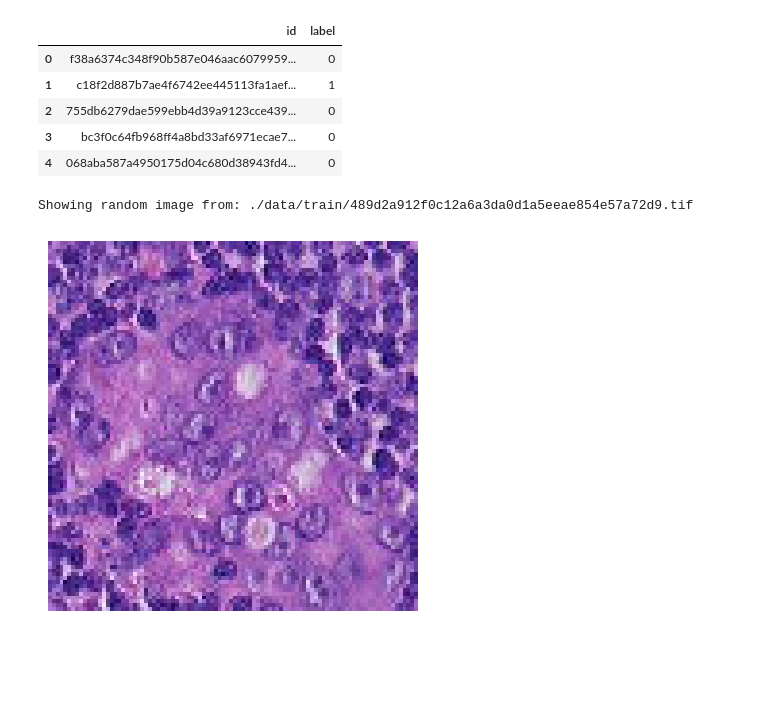
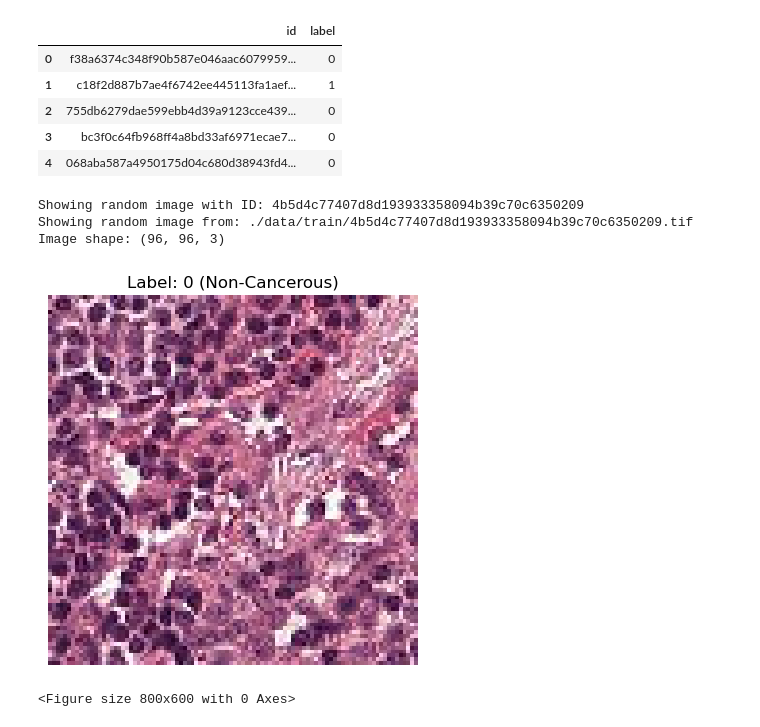
Before and after one commit to devmarkpro/histopathologic-cancer-detection, a Jupyter notebook: main.ipynb, the cells around one changed output. Drawn from its saved outputs; the diff is of its cells as text; code cells hidden in the pictures; blank space fills up the shorter version.

Commit message:
implement reading dataset and mapping to tf ds

```diff
--- a/main.ipynb
+++ b/main.ipynb
@@ -74,0 +53,3 @@ Files in data directory:
+# %%
+dataset = Dataset(data_dir)
+dataset
@@ -75,7 +60,7 @@ Files in data directory:
 # %% [markdown]
 ## Exploratory Data Analysis (EDA)
 # %%
-train_df = pd.read_csv(dataset['train_labels_file'])
+train_df = dataset.train_df
 print("Train DataFrame shape:", train_df.shape)
 print("Train DataFrame columns:", train_df.columns.tolist())
 train_df.head()
@@ -89,20 +74,20 @@ Train DataFrame columns: ['id', 'label']
 | 3 | bc3f0c64fb968ff4a8bd33af6971ecae7... | 0 |
 | 4 | 068aba587a4950175d04c680d38943fd4... | 0 |
 # %%
-# show random image from the train directory
-import random
-import matplotlib.pyplot as plt
-import matplotlib.image as mpimg
+image_info = dataset.get_random_train_image()
 
-def show_random_image_from_train():
-    image_path = os.path.join(dataset['train_image_dir'], random.choice(train_df['id'].tolist()) + '.tif')
-    print(f"Showing random image from: {image_path}")
-    img = plt.imread(image_path)
-    plt.imshow(img)
-    plt.axis('off')
-    plt.show()
+label = train_df[train_df['id'] == image_info.image_id]['label'].values[0]
+img = plt.imread(image_info.image_path)
+plt.imshow(img)
+plt.axis('off')
+plt.title(f"Label: {label} ({'Cancerous' if label == 1 else 'Non-Cancerous'})")
 
-show_random_image_from_train()
+print(f"Image shape: {image_info.shape}")
+plt.figure(figsize=(8, 6))
+plt.show()
 # %% [output]
-Showing random image from: ./data/train/489d2a912f0c12a6a3da0d1a5eeae854e57a72d9.tif
+Showing random image with ID: 4b5d4c77407d8d193933358094b39c70c6350209
+Showing random image from: ./data/train/4b5d4c77407d8d193933358094b39c70c6350209.tif
+Image shape: (96, 96, 3)
-[figure, old version]
+[figure, new version]
+<Figure size 800x600 with 0 Axes>
```
Also changed, not shown: parts of 7 cells of this notebook, 1 other file.
